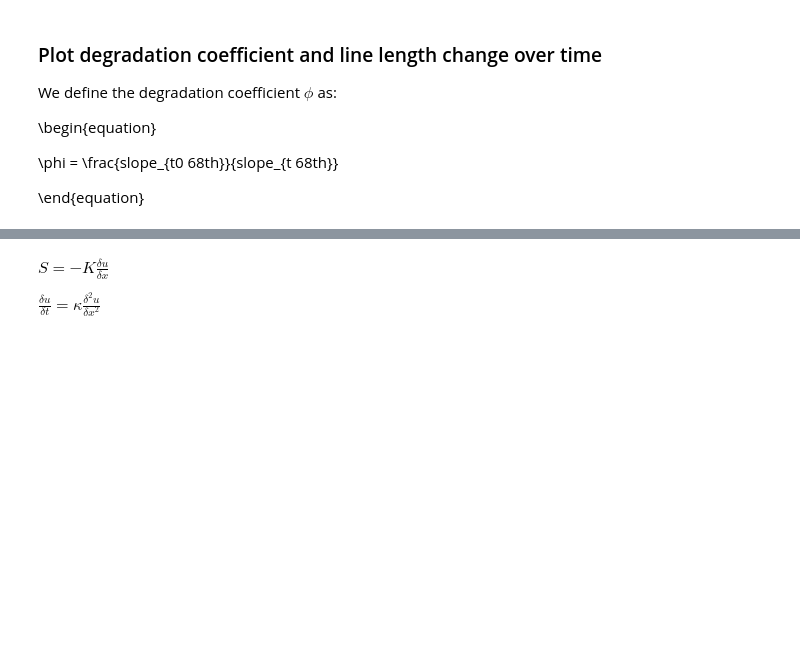
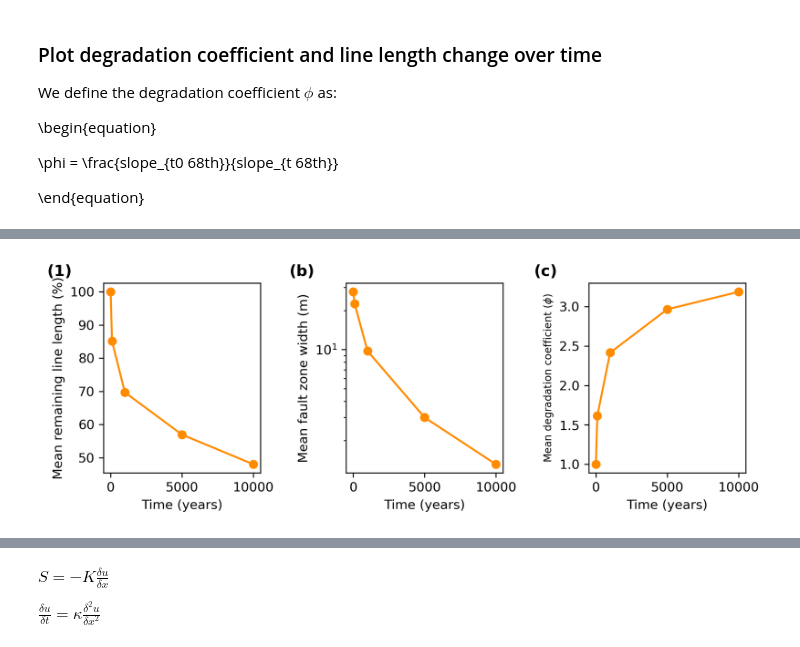
Before and after one commit to absrp/landscape_evolution_earthquake_ruptures, a Jupyter notebook: degradation_coefficient_length_evolution_comparison.ipynb, the cells around one changed output, grey strips where cells are left out. Cells and saved outputs as stored; diff of their text form; code cells hidden in the pictures; blank space fills up the shorter version.

```diff
--- a/degradation_coefficient_length_evolution_comparison.ipynb
+++ b/degradation_coefficient_length_evolution_comparison.ipynb
@@ -264,3 +264,37 @@ Normalized widths: [ 1.02799639  1.0279615 ]
+# %%
+fig_means, (ax_mean_length, ax_mean_width, ax_mean_deg) = plt.subplots(1, 3,dpi=300,figsize=(8,3))
+time_steps = sorted(data["Time (years)"].unique())
+mean_lengths = []
+mean_widths = []
+mean_degs = []
+
+for time in time_steps:
+    time_data = data[data["Time (years)"] == time]
+    mean_lengths.append(np.mean(time_data["Normalized length"]) * 100)  # Convert to percentage
+    mean_widths.append(np.mean(time_data["Width (m)"]))
+    mean_degs.append(np.mean(time_data["Degradation coefficient"]))
+
+ax_mean_length.plot(time_steps, mean_lengths, 'o-', color='darkorange')
+ax_mean_length.set_xlabel('Time (years)')
+ax_mean_length.set_ylabel('Mean remaining line length (%)')
+
+ax_mean_width.plot(time_steps, mean_widths, 'o-', color='darkorange')
+ax_mean_width.set_xlabel('Time (years)')
+ax_mean_width.set_ylabel('Mean fault zone width (m)')
+ax_mean_width.set_yscale('log')
+
+ax_mean_deg.plot(time_steps, mean_degs, 'o-', color='darkorange')
+ax_mean_deg.set_xlabel('Time (years)')
+ax_mean_deg.set_ylabel(r'Mean degradation coefficient ($\phi$)',fontsize=8)
+
+ax_mean_length.text(-0.2, 1.1, '(1)', transform=ax_mean_length.transAxes, fontsize=12, fontweight='bold', va='top', ha='right')
+ax_mean_width.text(-0.2, 1.1, '(b)', transform=ax_mean_width.transAxes, fontsize=12, fontweight='bold', va='top', ha='right')
+ax_mean_deg.text(-0.2, 1.1, '(c)', transform=ax_mean_deg.transAxes, fontsize=12, fontweight='bold', va='top', ha='right')
+
+plt.tight_layout()
+plt.savefig('Figures/mean_evolution.png', bbox_inches='tight')
+# %% [output]
+[figure, added]
 # %%
 col_dic = {'Ridgecrest':'darkorange','EMC':'teal'}
 colors = data["Location"].map(col_dic)
```
Also changed, not shown: parts of 5 cells of this notebook.
